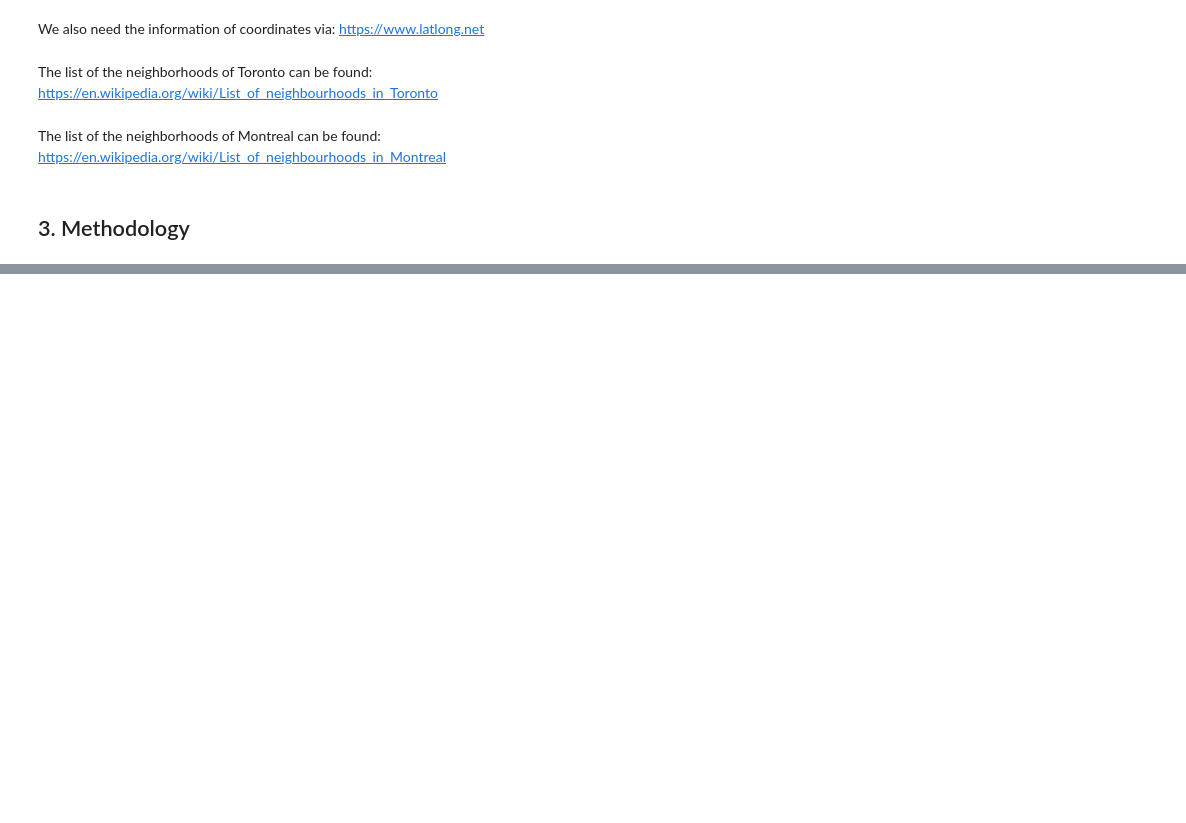
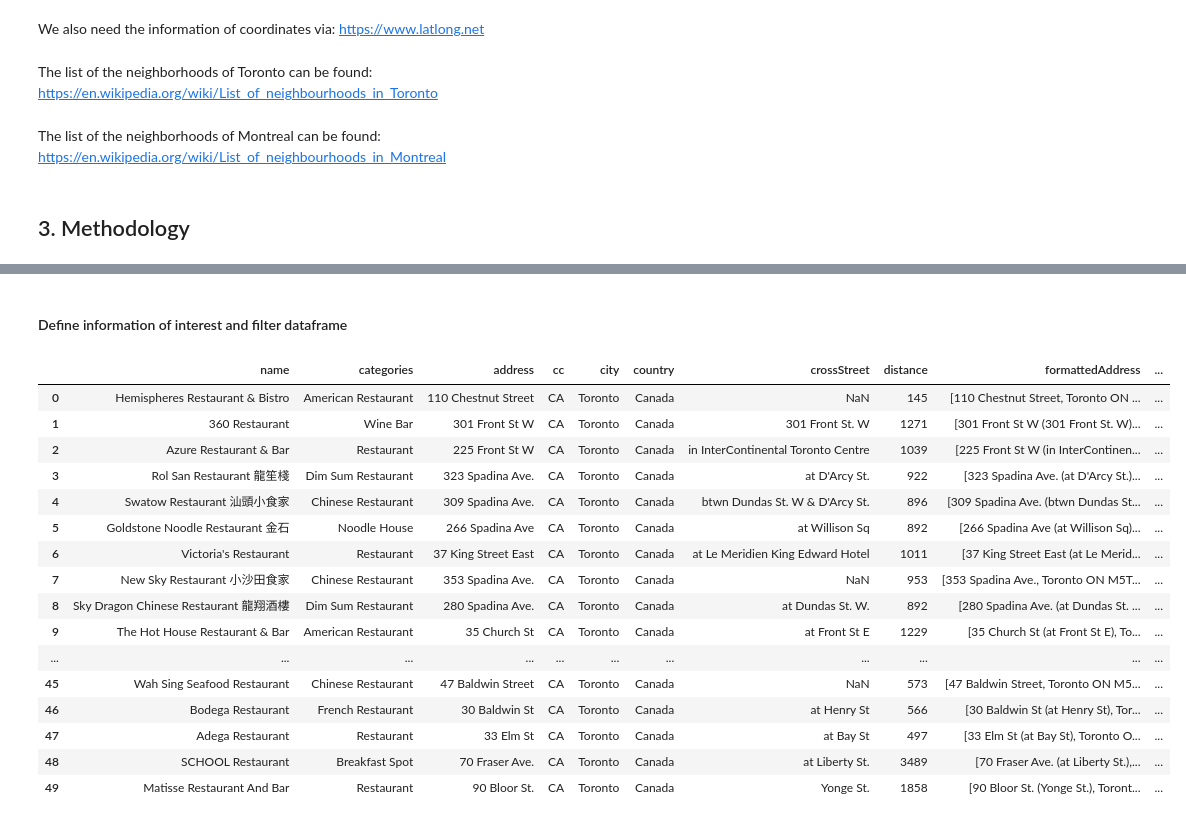
Before and after one commit to xsymsc/Capstone_project_battle_of_neighborhoods, a Jupyter notebook: The Battle of Neighborhoods (Week 1).ipynb, the cells around one changed output, grey strips where cells are left out. Saved outputs shown, nothing was run; the diff lists cells and outputs as text; code cells hidden in the pictures; blank space fills up the shorter version.

```diff
--- a/The Battle of Neighborhoods (Week 1).ipynb
+++ b/The Battle of Neighborhoods (Week 1).ipynb
@@ -49,0 +138,4 @@ The list of the neighborhoods of Montreal can be found: https://en.wikipedia.org
+# %%
+search_query = 'Restaurant'
+radius = 5000
+print(search_query + ' .... OK!')
@@ -49,0 +144,3 @@ The list of the neighborhoods of Montreal can be found: https://en.wikipedia.org
+# %%
+url = 'https://api.foursquare.com/v2/venues/search?client_id={}&client_secret={}&ll={},{}&v={}&query={}&radius={}&limit={}'.format(CLIENT_ID, CLIENT_SECRET, latitude, longitude, VERSION, search_query, radius, LIMIT)
+url
@@ -49,0 +151,3 @@ The list of the neighborhoods of Montreal can be found: https://en.wikipedia.org
+# %%
+results = requests.get(url).json()
+results
@@ -49,0 +174,7 @@ The list of the neighborhoods of Montreal can be found: https://en.wikipedia.org
+# %%
+# assign relevant part of JSON to venues
+venues = results['response']['venues']
+
+# tranform venues into a dataframe
+dataframe_tor = json_normalize(venues)
+dataframe_tor.head()
@@ -49,0 +188,44 @@ The list of the neighborhoods of Montreal can be found: https://en.wikipedia.org
+# %% [markdown]
+#### Define information of interest and filter dataframe
+# %%
+# keep only columns that include venue name, and anything that is associated with location
+filtered_columns = ['name', 'categories'] + [col for col in dataframe_tor.columns if col.startswith('location.')] + ['id']
+dataframe_filtered_tor = dataframe_tor.loc[:, filtered_columns]
+
+# function that extracts the category of the venue
+def get_category_type(row):
+    try:
+        categories_list = row['categories']
+    except:
+        categories_list = row['venue.categories']
+
+    if len(categories_list) == 0:
+        return None
+    else:
+        return categories_list[0]['name']
+
+# filter the category for each row
+dataframe_filtered_tor['categories'] = dataframe_filtered_tor.apply(get_category_type, axis=1)
+
+# clean column names by keeping only last term
+dataframe_filtered_tor.columns = [column.split('.')[-1] for column in dataframe_filtered_tor.columns]
+
+dataframe_filtered_tor
+# %% [output]
+|  | name | categories | address | cc | city | country | crossStreet | distance | formattedAddress | ... |
+| 0 | Hemispheres Restaurant & Bistro | American Restaurant | 110 Chestnut Street | CA | Toronto | Canada | NaN | 145 | [110 Chestnut Street, Toronto ON ... | ... |
+| 1 | 360 Restaurant | Wine Bar | 301 Front St W | CA | Toronto | Canada | 301 Front St. W | 1271 | [301 Front St W (301 Front St. W)... | ... |
+| 2 | Azure Restaurant & Bar | Restaurant | 225 Front St W | CA | Toronto | Canada | in InterContinental Toronto Centre | 1039 | [225 Front St W (in InterContinen... | ... |
+| 3 | Rol San Restaurant 龍笙棧 | Dim Sum Restaurant | 323 Spadina Ave. | CA | Toronto | Canada | at D'Arcy St. | 922 | [323 Spadina Ave. (at D'Arcy St.)... | ... |
+| 4 | Swatow Restaurant 汕頭小食家 | Chinese Restaurant | 309 Spadina Ave. | CA | Toronto | Canada | btwn Dundas St. W & D'Arcy St. | 896 | [309 Spadina Ave. (btwn Dundas St... | ... |
+| 5 | Goldstone Noodle Restaurant 金石 | Noodle House | 266 Spadina Ave | CA | Toronto | Canada | at Willison Sq | 892 | [266 Spadina Ave (at Willison Sq)... | ... |
+| 6 | Victoria's Restaurant | Restaurant | 37 King Street East | CA | Toronto | Canada | at Le Meridien King Edward Hotel | 1011 | [37 King Street East (at Le Merid... | ... |
+| 7 | New Sky Restaurant 小沙田食家 | Chinese Restaurant | 353 Spadina Ave. | CA | Toronto | Canada | NaN | 953 | [353 Spadina Ave., Toronto ON M5T... | ... |
+| 8 | Sky Dragon Chinese Restaurant 龍翔酒樓 | Dim Sum Restaurant | 280 Spadina Ave. | CA | Toronto | Canada | at Dundas St. W. | 892 | [280 Spadina Ave. (at Dundas St. ... | ... |
+| 9 | The Hot House Restaurant & Bar | American Restaurant | 35 Church St | CA | Toronto | Canada | at Front St E | 1229 | [35 Church St (at Front St E), To... | ... |
+| ... | ... | ... | ... | ... | ... | ... | ... | ... | ... | ... |
+| 45 | Wah Sing Seafood Restaurant | Chinese Restaurant | 47 Baldwin Street | CA | Toronto | Canada | NaN | 573 | [47 Baldwin Street, Toronto ON M5... | ... |
+| 46 | Bodega Restaurant | French Restaurant | 30 Baldwin St | CA | Toronto | Canada | at Henry St | 566 | [30 Baldwin St (at Henry St), Tor... | ... |
+| 47 | Adega Restaurant | Restaurant | 33 Elm St | CA | Toronto | Canada | at Bay St | 497 | [33 Elm St (at Bay St), Toronto O... | ... |
+| 48 | SCHOOL Restaurant | Breakfast Spot | 70 Fraser Ave. | CA | Toronto | Canada | at Liberty St. | 3489 | [70 Fraser Ave. (at Liberty St.),... | ... |
+| 49 | Matisse Restaurant And Bar | Restaurant | 90 Bloor St. | CA | Toronto | Canada | Yonge St. | 1858 | [90 Bloor St. (Yonge St.), Toront... | ... |
```
Also changed, not shown: parts of 167 cells of this notebook.
